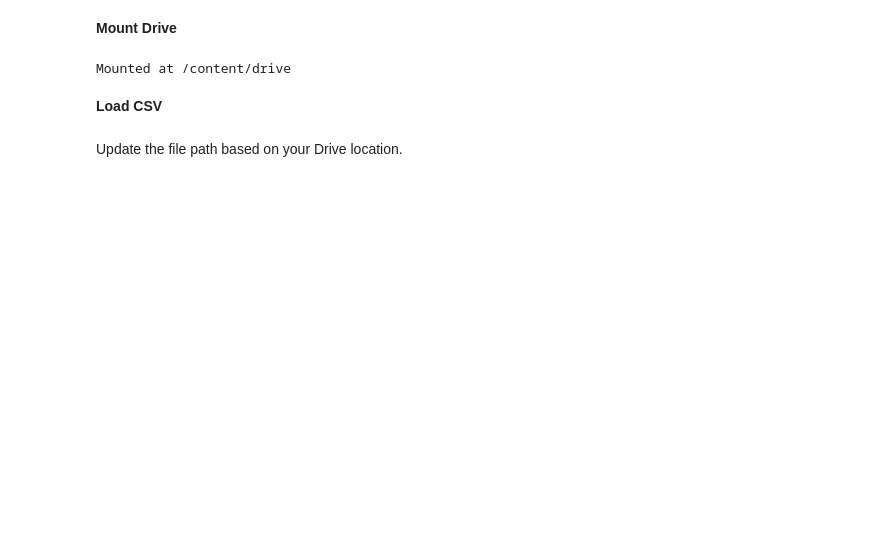
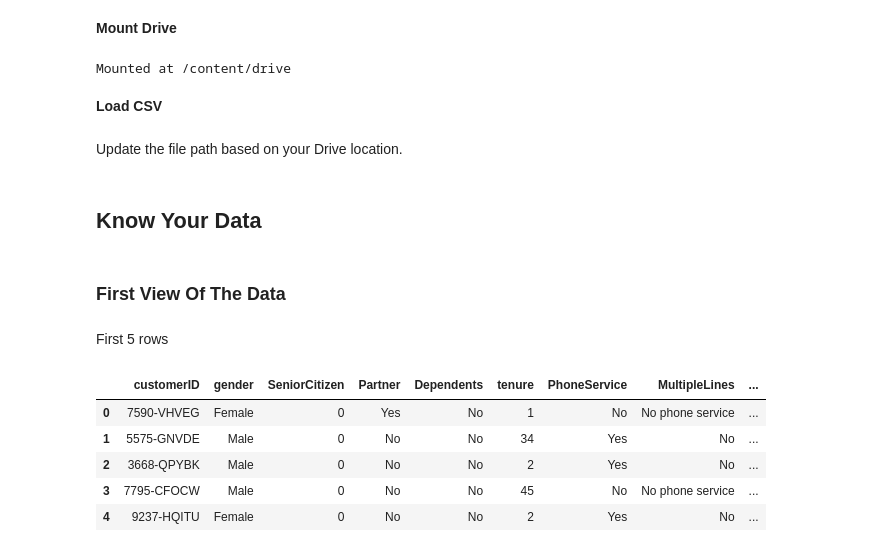
Before and after one commit to Sagarjain93/Machine-Learning-Portfolio, a Jupyter notebook: 03_ML_Practice/Customer_Churn_In_Telecom/Customer_Churn_Telecom.ipynb, the cells around one changed output. Cells and saved outputs as stored; diff of their text form; code cells hidden in the pictures; blank space fills up the shorter version.

```diff
--- a/03_ML_Practice/Customer_Churn_In_Telecom/Customer_Churn_Telecom.ipynb
+++ b/03_ML_Practice/Customer_Churn_In_Telecom/Customer_Churn_Telecom.ipynb
@@ -51,2 +48,20 @@ df = pd.read_csv(file_path)
+# %%
+file_path = "/content/drive/Othercomputers/SAGAR LAPTOP DATA/DATA SCIENCE/Projects/Machine-Learning-Portfolio/03_ML_Practice/Customer Churn in Telecom/raw_data/WA_Fn-UseC_-Telco-Customer-Churn.csv"
+df = pd.read_csv(file_path)
 # %% [markdown]
 Update the file path based on your Drive location.
+# %% [markdown]
+## **Know Your Data**
+# %% [markdown]
+### **First View Of The Data**
+# %% [markdown]
+First 5 rows
+# %%
+df.head()
+# %% [output]
+|  | customerID | gender | SeniorCitizen | Partner | Dependents | tenure | PhoneService | MultipleLines | ... |
+| 0 | 7590-VHVEG | Female | 0 | Yes | No | 1 | No | No phone service | ... |
+| 1 | 5575-GNVDE | Male | 0 | No | No | 34 | Yes | No | ... |
+| 2 | 3668-QPYBK | Male | 0 | No | No | 2 | Yes | No | ... |
+| 3 | 7795-CFOCW | Male | 0 | No | No | 45 | No | No phone service | ... |
+| 4 | 9237-HQITU | Female | 0 | No | No | 2 | Yes | No | ... |
```
Also changed, not shown: parts of 22 cells of this notebook.
